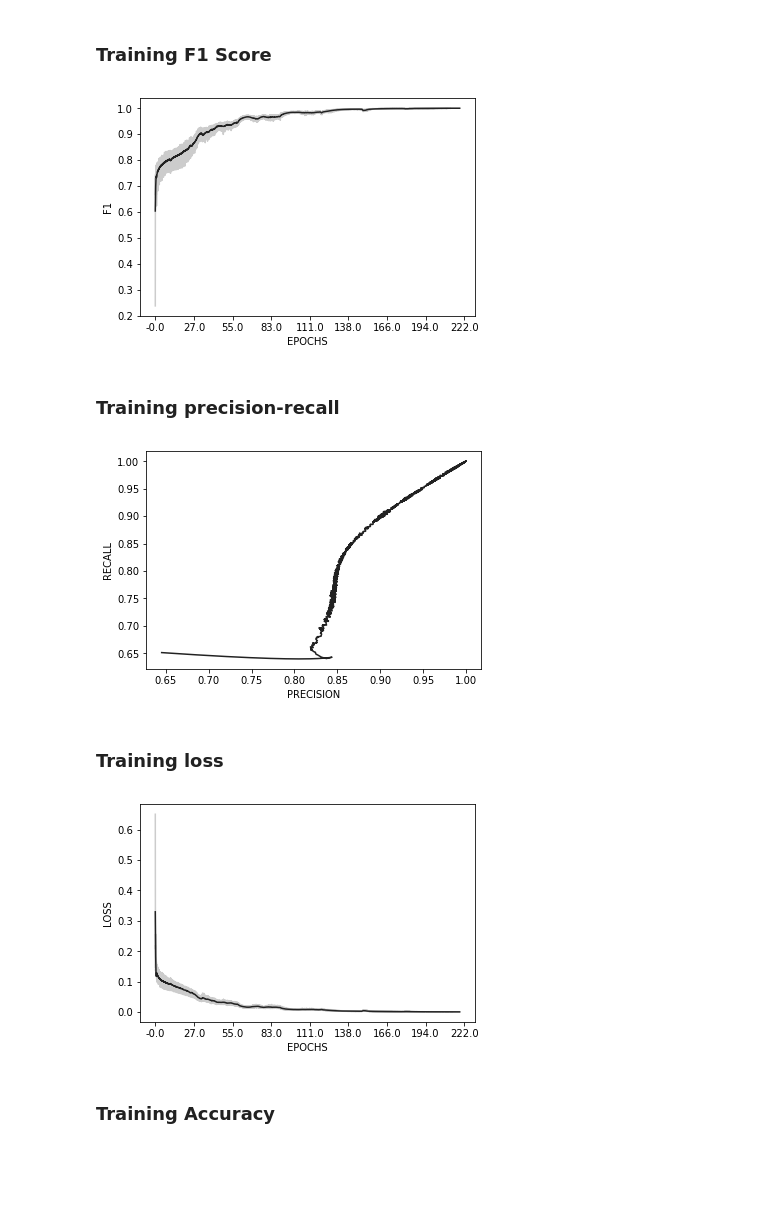
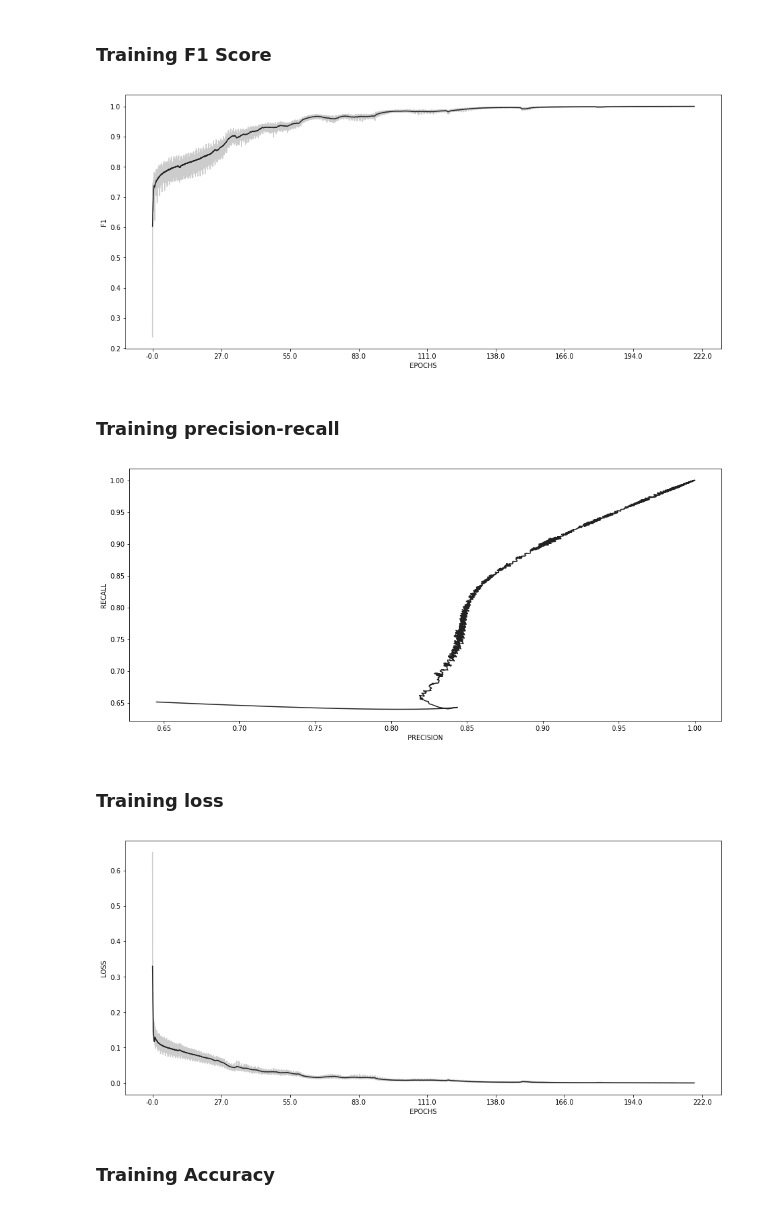
Before and after one commit to sraashis/deepdyn, a Jupyter notebook: notebook/TEST.ipynb, the cells around one changed output. Saved outputs shown, nothing was run; the diff lists cells and outputs as text; code cells hidden in the pictures; blank space fills up the shorter version.

```diff
--- a/notebook/TEST.ipynb
+++ b/notebook/TEST.ipynb
@@ -21,11 +21,11 @@ T_test = np.arange(test.shape[0])
 # %% [markdown]
 ### Validation Precision-Recall
 # %%
+plt.rcParams["figure.figsize"] = [16,7]
 prec_hat=savgol_filter(val['PRECISION'], 1111, 1)
 rec_hat=savgol_filter(val['RECALL'], 1111, 1)
 plt.xlabel('PRECISION')
 plt.ylabel('RECALL')
 plt.plot(prec_hat, rec_hat, color='#222222')
-# plt.plot(T_val,rec_hat, color='Blue')
 plt.show()
 # %% [output]
@@ -33,6 +33,7 @@ plt.show()
 # %% [markdown]
 ### Validation F1 Score
 # %%
+plt.rcParams["figure.figsize"] = [16,7]
 f1hat = savgol_filter(val['F1'], 151, 3)
 fig, ax = plt.subplots()
 fig.canvas.draw()
@@ -49,6 +50,7 @@ plt.show()
 # %% [markdown]
 ### Validation Accuracy
 # %%
+plt.rcParams["figure.figsize"] = [16,7]
 f1hat = savgol_filter(val['ACCURACY'], 151, 3)
 fig, ax = plt.subplots()
 fig.canvas.draw()
@@ -65,6 +67,7 @@ plt.show()
 # %% [markdown]
 ### Training F1 Score
 # %%
+plt.rcParams["figure.figsize"] = [16,7]
 f1hat = savgol_filter(train['F1'], 151, 3)
 fig, ax = plt.subplots()
 fig.canvas.draw()
@@ -77,22 +80,24 @@ plt.xlabel('EPOCHS')
 plt.ylabel('F1')
 plt.show()
 # %% [output]
-[figure, old version]
+[figure, new version]
 # %% [markdown]
 ### Training precision-recall
 # %%
+plt.rcParams["figure.figsize"] = [16,7]
 prec_hat=savgol_filter(train['PRECISION'], 111, 2)
 rec_hat=savgol_filter(train['RECALL'], 111, 2)
 plt.xlabel('PRECISION')
 plt.ylabel('RECALL')
 plt.plot(prec_hat, rec_hat, color='#222222')
 # plt.plot(T_val,rec_hat, color='Blue')
 plt.show()
 # %% [output]
-[figure, old version]
+[figure, new version]
 # %% [markdown]
 ### Training loss
 # %%
+plt.rcParams["figure.figsize"] = [16,7]
 f1hat = savgol_filter(train['LOSS'], 151, 3)
 fig, ax = plt.subplots()
 fig.canvas.draw()
@@ -105,7 +110,7 @@ plt.xlabel('EPOCHS')
 plt.ylabel('LOSS')
 plt.show()
 # %% [output]
-[figure, old version]
+[figure, new version]
 # %% [markdown]
 ### Training Accuracy
 # %%
```
Also changed, not shown: parts of 7 cells of this notebook.
